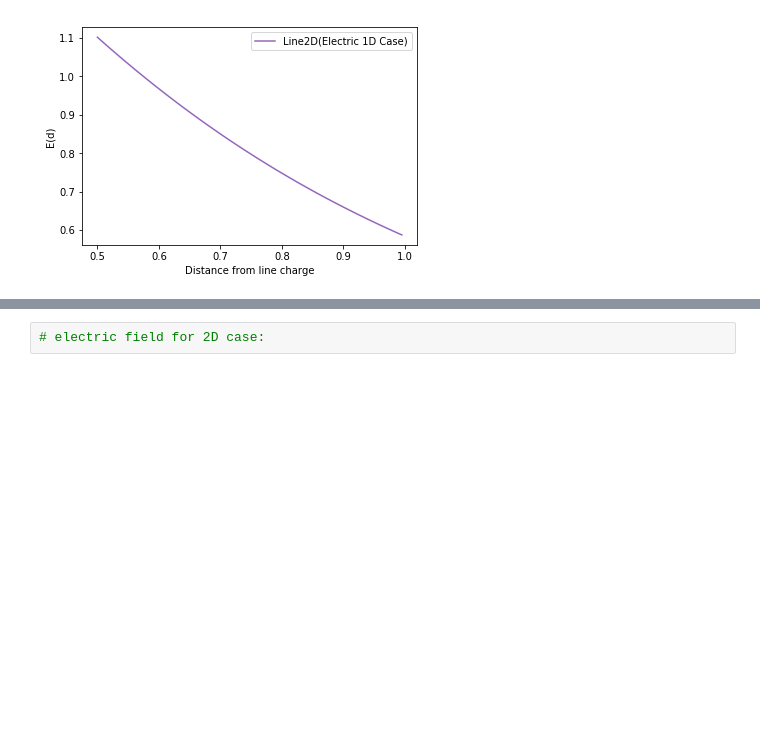
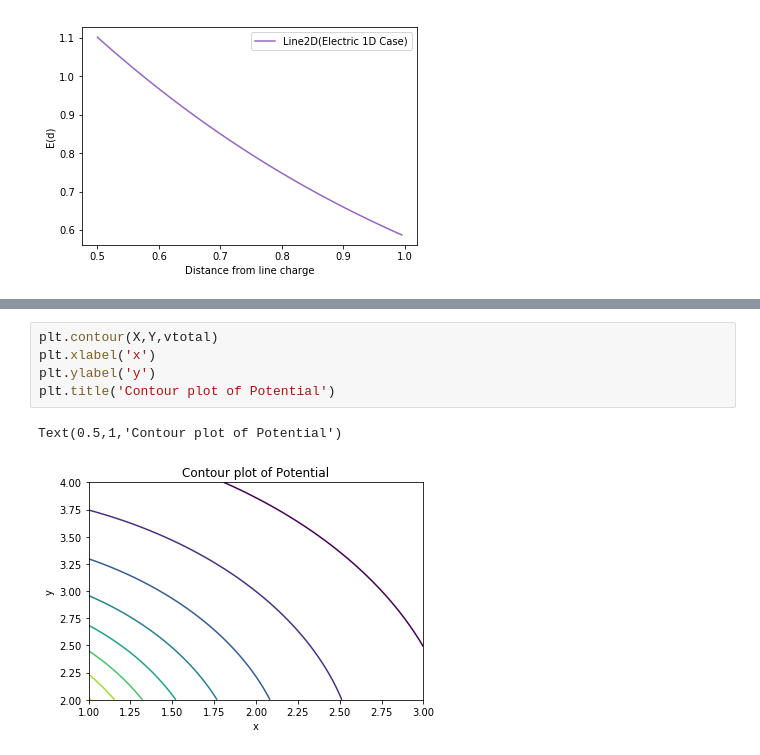
Before and after one commit to Phys7321/hw02-integrations-Littlelujy, a Jupyter notebook: Python/HW02.ipynb, the cells around one changed output, grey strips where cells are left out. Drawn from its saved outputs; the diff is of its cells as text; blank space fills up the shorter version.

```diff
--- a/Python/HW02.ipynb
+++ b/Python/HW02.ipynb
@@ -91,4 +93,10 @@ plt.show()
 # %% [output]
 [figure]
-# %%
-# electric field for 2D case:
+# %%
+plt.contour(X,Y,vtotal)
+plt.xlabel('x')
+plt.ylabel('y')
+plt.title('Contour plot of Potential')
+# %% [output]
+Text(0.5,1,'Contour plot of Potential')
+[figure, added]
```
Also changed, not shown: parts of 6 cells of this notebook, 2 other files.
